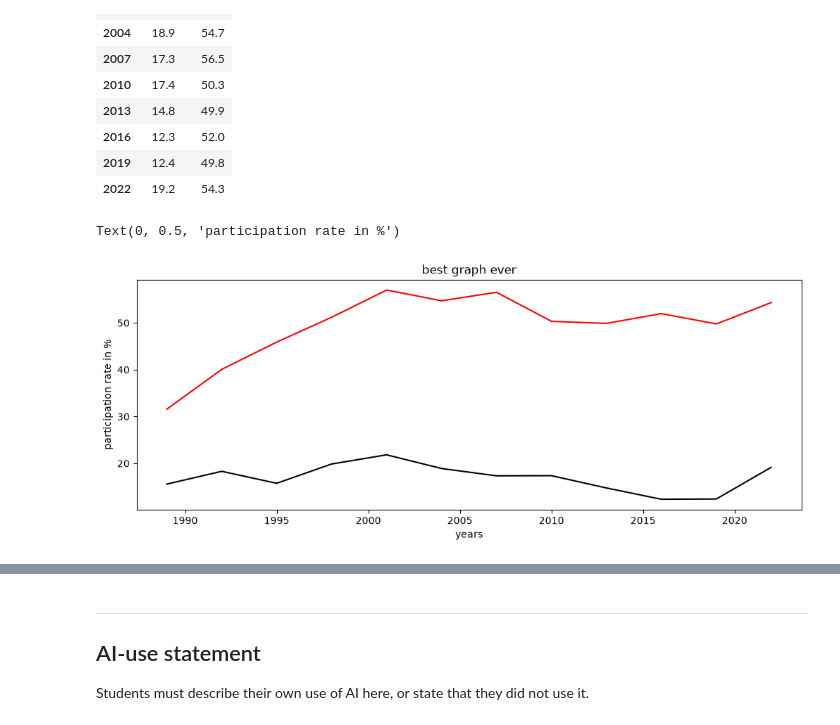
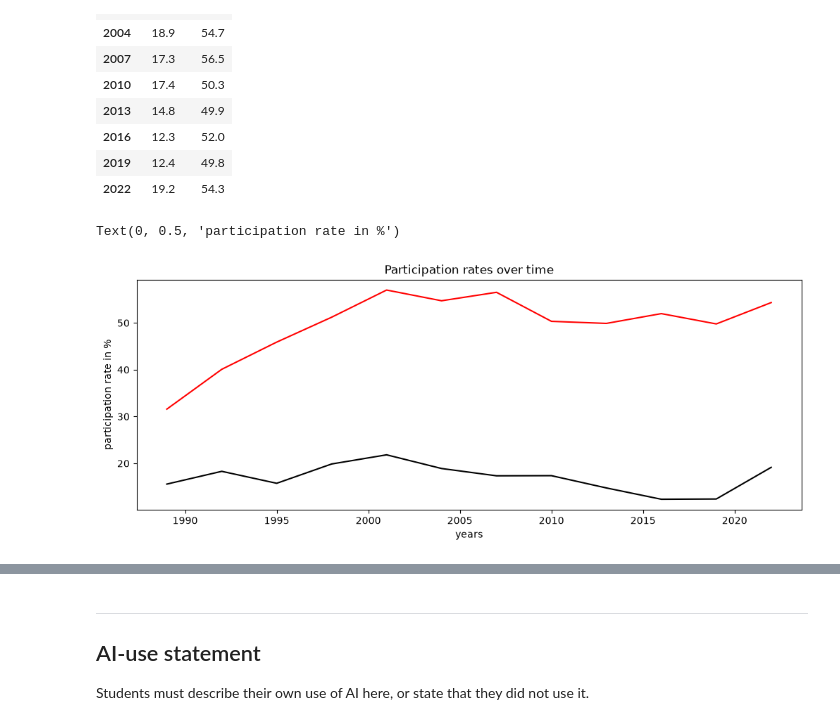
Before and after one commit to Emilisthebest/TECH2-A3, a Jupyter notebook: assignment3_ER.ipynb, the cells around one changed output, grey strips where cells are left out. Drawn from its saved outputs; the diff is of its cells as text; code cells hidden in the pictures.

```diff
--- a/assignment3_ER.ipynb
+++ b/assignment3_ER.ipynb
@@ -274,18 +277,18 @@ rates.round(1)
 # %%
 import matplotlib.pyplot as plt
 
 fig, axes = plt.subplots(1, layout ='constrained', figsize=(10,4))
 xvalues = years
 directvalues = rates['direct']
 overallvalues = rates['overall']
 plt.plot(xvalues, directvalues, color ='k')
 plt.plot(xvalues, overallvalues, color = 'r')
-plt.title('best graph ever')
+plt.title('Participation rates over time')
 plt.xlabel('years')
 plt.ylabel('participation rate in %')
 # %% [output]
 Text(0, 0.5, 'participation rate in %')
-[figure, old version]
+[figure, new version]
 # %%
 #change in percentage points
 
```
Also changed, not shown: parts of 5 cells of this notebook.
